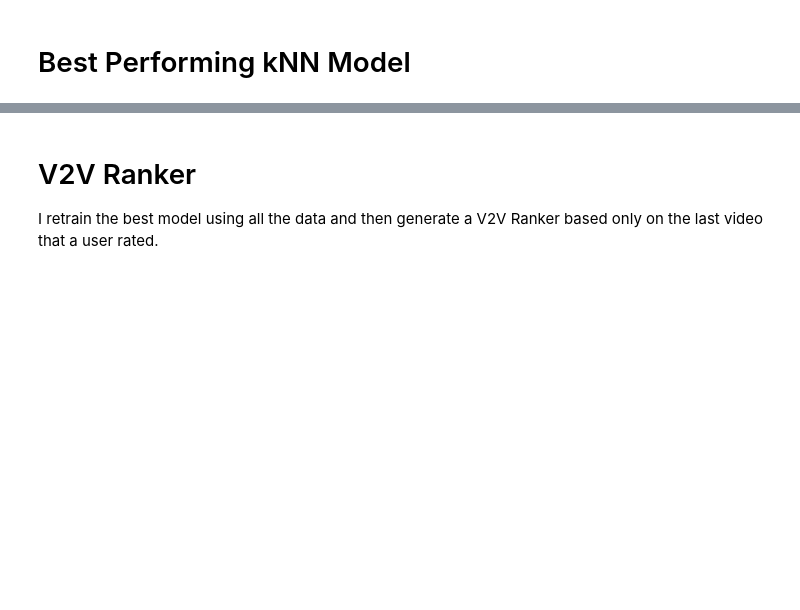
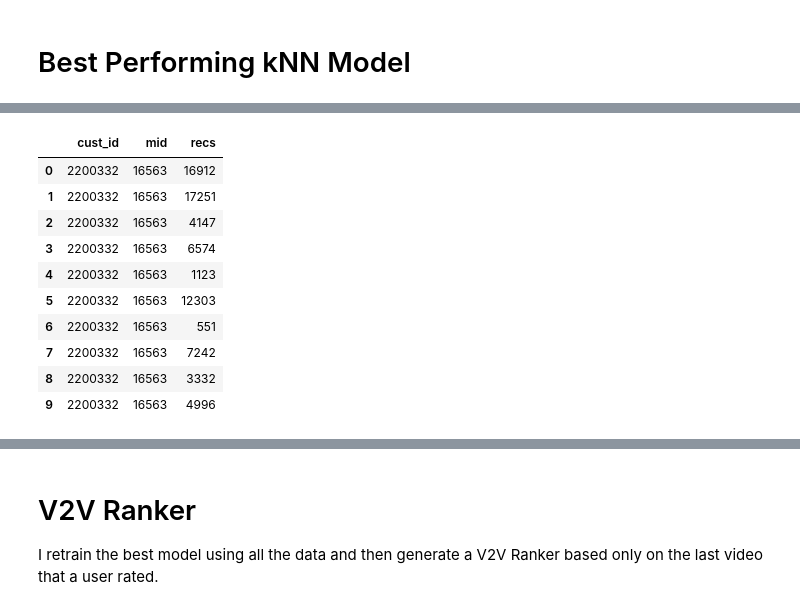
Before and after one commit to leo-schell/IntentionalDiversity_RecSystems, a Jupyter notebook: 1M_V2V.ipynb, the cells around one changed output, grey strips where cells are left out. Cells and saved outputs as stored; diff of their text form; code cells hidden in the pictures; blank space fills up the shorter version.

```diff
--- a/1M_V2V.ipynb
+++ b/1M_V2V.ipynb
@@ -110,0 +180,15 @@ MAE:  0.7708
+# %%
+test2 = dec_rec(2200332)
+test2
+# %% [output]
+|  | cust_id | mid | recs |
+| 0 | 2200332 | 16563 | 16912 |
+| 1 | 2200332 | 16563 | 17251 |
+| 2 | 2200332 | 16563 | 4147 |
+| 3 | 2200332 | 16563 | 6574 |
+| 4 | 2200332 | 16563 | 1123 |
+| 5 | 2200332 | 16563 | 12303 |
+| 6 | 2200332 | 16563 | 551 |
+| 7 | 2200332 | 16563 | 7242 |
+| 8 | 2200332 | 16563 | 3332 |
+| 9 | 2200332 | 16563 | 4996 |
```
Also changed, not shown: parts of 23 cells of this notebook, 6 other files.
